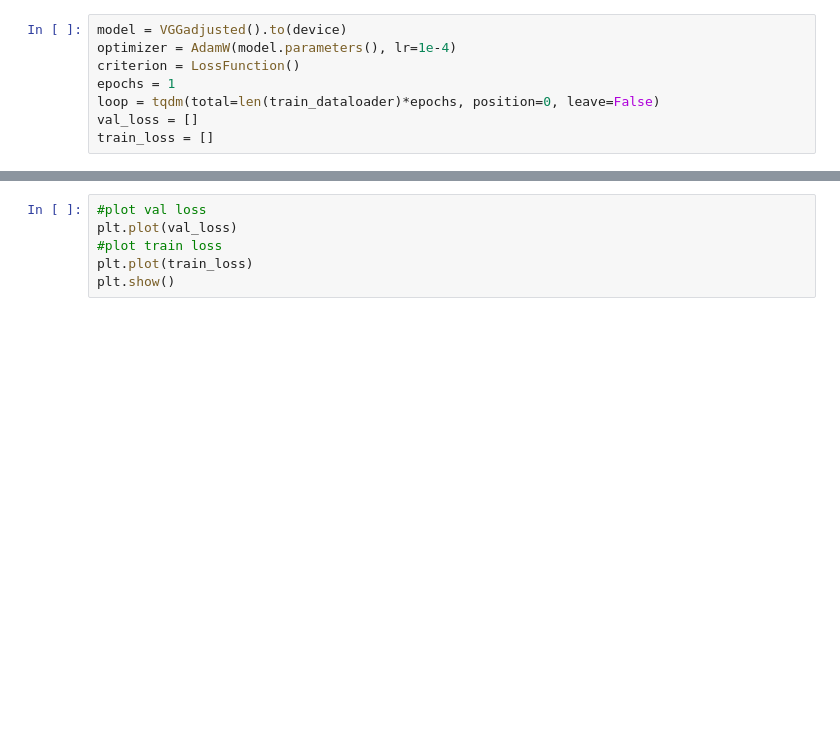
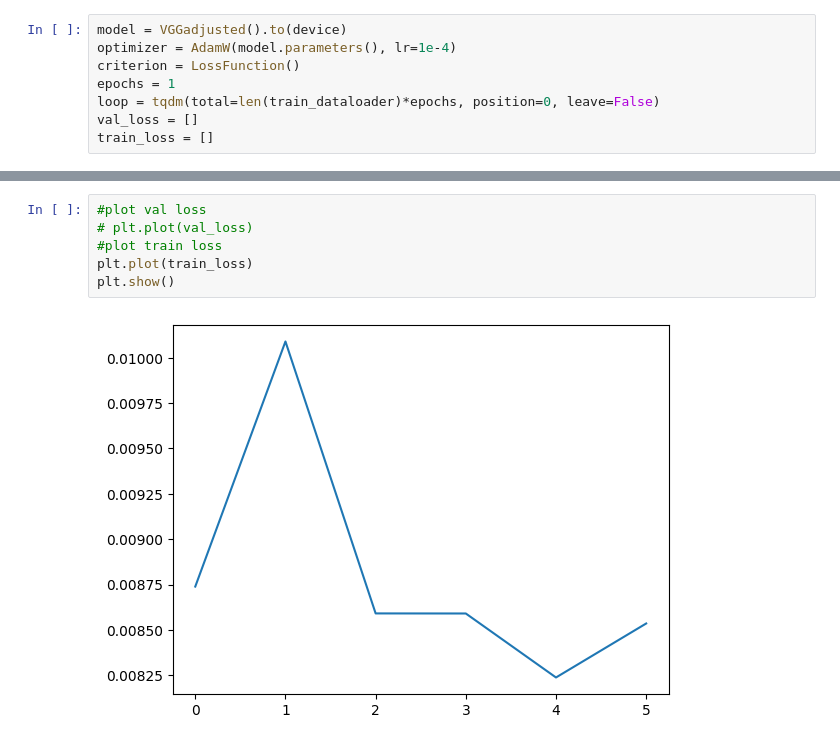
Before and after one commit to cambirrell/crowd_counter, a Jupyter notebook: crowd_counter.ipynb, the cells around one changed output, grey strips where cells are left out. Cells and saved outputs as stored; diff of their text form; blank space fills up the shorter version.

```diff
--- a/crowd_counter.ipynb
+++ b/crowd_counter.ipynb
@@ -217,6 +250,8 @@ KeyboardInterrupt:
 # %%
 #plot val loss
-plt.plot(val_loss)
+# plt.plot(val_loss)
 #plot train loss
 plt.plot(train_loss)
 plt.show()
+# %% [output]
+[figure, added]
```
Also changed, not shown: parts of 3 cells of this notebook.
